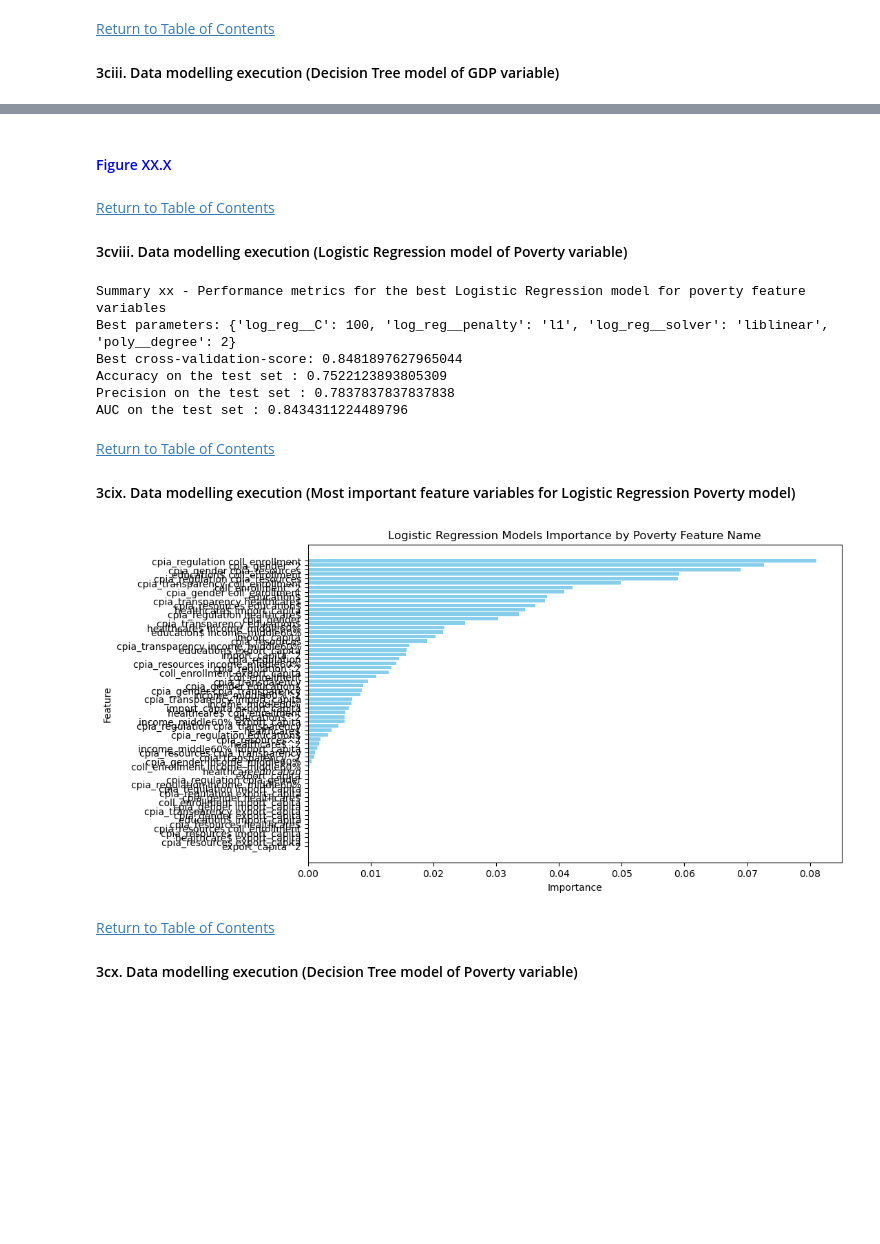
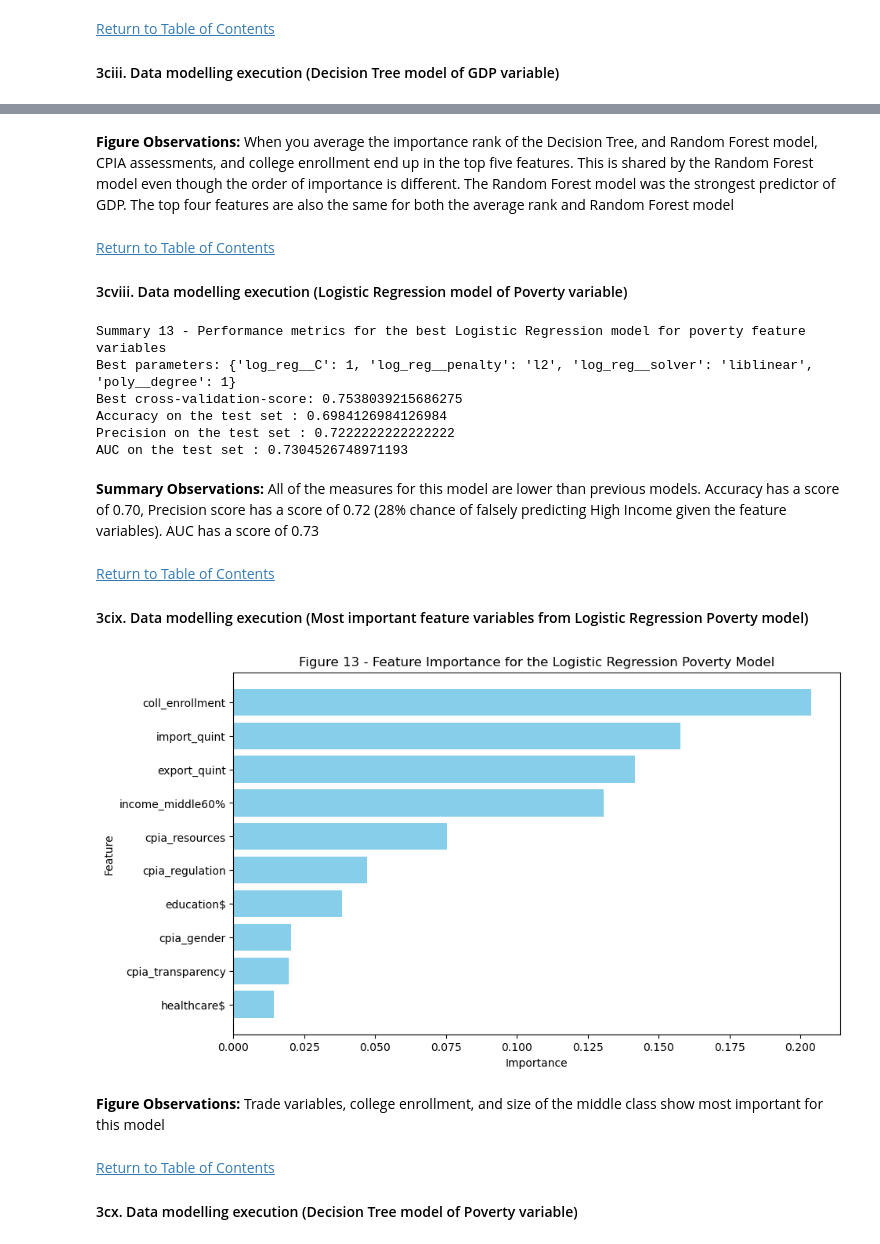
Before and after one commit to te-ex153/Projects, a Jupyter notebook: Country23.ipynb, the cells around one changed output, grey strips where cells are left out. Drawn from its saved outputs; the diff is of its cells as text; code cells hidden in the pictures; blank space fills up the shorter version.

```diff
--- a/Country23.ipynb
+++ b/Country23.ipynb
@@ -1356,8 +1494,8 @@ Based on the data from Summary xx and the current economic situation of Country2
 
 ########### create classification criteria/conditions and associated class assingments for gdp
 gdp_conditions = [
-    gdp['gdp'] < 12000,
-    gdp['gdp'] >=12000
+    gdp['gdp'] < 5000,
+    gdp['gdp'] >=5000
 ]
 gdp_choices = [0,1]  ########## class assignment
 
@@ -1370,6 +1508,6 @@ variables will be separate series y_gdp and y_pov
 '''
 y_gdp = gdp['gdp_class']
 value_counts = gdp['gdp_class'].value_counts()
-print('Summary xx - Number of values in class 0 and class 1')
+print('Summary 7 - Number of values in class 0 and class 1')
 print(f'Value Counts per Class : {value_counts}')
 # %% [output]
@@ -1385,12 +1525,12 @@ Poverty dataframe will be split into target and feature dataframes
 # %%
 df_pov.reset_index(drop=True, inplace=True)
-pov = df_pov[['%pov']]
-features_pov = df_pov[['cpia_regulation', 'cpia_gender', 'cpia_resources', 'cpia_transparency', 'healthcare$', 'education$', 'coll_enrollment', 'income_middle60%', 'import_capita', 'export_capita']]
-print('Table 21 - First five rows to the pov target dataframe')
+pov = df_pov3[['%pov']]
+features_pov = df_pov3[['cpia_regulation', 'cpia_gender', 'cpia_resources', 'cpia_transparency', 'healthcare$', 'education$', 'coll_enrollment', 'income_middle60%', 'import_quint', 'export_quint']]
+print('Table 24 - First five rows to the pov target dataframe')
 print(pov.head())
 print(f'Number of rows in df : {len(pov)}')
 print('')
-print('Table 22 - First five rows to the pov features dataframe')
+print('Table 25 - First five rows to the pov features dataframe')
 print(features_pov.head())
 print(f'Number of rows in df : {len(features_pov)}')
 # %% [output]
@@ -1437,7 +1579,7 @@ The value in which 2/3 of pov data falls below: 26.980000000000018
 # %%
 ########### create classification criteria/conditions and associated class assingments for pov
-pov_conditions = [ pov['%pov'] < 18,
-    pov['%pov'] >=18
+pov_conditions = [ pov['%pov'] < 25,
+    pov['%pov'] >=25
 ]
 pov_choices = [1,0]  ########## class assignment
 
@@ -1450,6 +1592,6 @@ variables will be separate series y_pov
 '''
 y_pov = pov['pov_class']
 value_counts = pov['pov_class'].value_counts()
-print('Summary xx - Number of values in poverty class 1 and class 0')
+print('Summary 9 - Number of values in poverty class 1 and class 0')
 print(f'Value counts per poverty class : {value_counts}')
 # %% [output]
@@ -1844,5 +1992,5 @@ plt.show()
-# %% [markdown]
-#### <span style='color:blue;'>Figure XX.X</span>
+# %% [markdown]
+**Figure Observations:** When you average the importance rank of the Decision Tree, and Random Forest model, CPIA assessments, and college enrollment end up in the top five features. This is shared by the Random Forest model even though the order of importance is different. The Random Forest model was the strongest predictor of GDP. The top four features are also the same for both the average rank and Random Forest model
 # %% [markdown]
 [Return to Table of Contents](#1c.-Table-of-Contents)
 <a id='3cviii-model1-pov'></a>
@@ -1866,7 +2014,7 @@ param_grid = {
     'log_reg__C': [0.1, 1, 10, 100],
     'log_reg__solver': ['liblinear', 'saga'],
     'log_reg__penalty': ['l1', 'l2'],
-    'poly__degree': [2]
+    'poly__degree': [1]
 }
 
 ### Initialize gridsearchcv with 5-fold cross-validation
@@ -1876,7 +2024,7 @@ grid_search = GridSearchCV(pipeline, param_grid, cv=5)
 grid_search.fit(X_train, y_train)
 
 ### Display best paramaters and cross val score
-print('Summary xx - Performance metrics for the best Logistic Regression model for poverty feature variables')
+print('Summary 13 - Performance metrics for the best Logistic Regression model for poverty feature variables')
 print(f'Best parameters: {grid_search.best_params_}')
 print(f'Best cross-validation-score: {grid_search.best_score_}')
 
@@ -1896,48 +2044,52 @@ print(f'Accuracy on the test set : {accuracy}')
 print(f'Precision on the test set : {precision}')
 print(f'AUC on the test set : {auc}')
 # %% [output]
-Summary xx - Performance metrics for the best Logistic Regression model for poverty feature variables
-Best parameters: {'log_reg__C': 100, 'log_reg__penalty': 'l1', 'log_reg__solver': 'liblinear', 'poly__degree': 2}
-Best cross-validation-score: 0.8481897627965044
-Accuracy on the test set : 0.7522123893805309
-Precision on the test set : 0.7837837837837838
-AUC on the test set : 0.8434311224489796
+Summary 13 - Performance metrics for the best Logistic Regression model for poverty feature variables
+Best parameters: {'log_reg__C': 1, 'log_reg__penalty': 'l2', 'log_reg__solver': 'liblinear', 'poly__degree': 1}
+Best cross-validation-score: 0.7538039215686275
+Accuracy on the test set : 0.6984126984126984
+Precision on the test set : 0.7222222222222222
+AUC on the test set : 0.7304526748971193
+# %% [markdown]
+**Summary Observations:** All of the measures for this model are lower than previous models. Accuracy has a score of 0.70, Precision score has a score of 0.72 (28% chance of falsely predicting High Income given the feature variables). AUC has a score of 0.73
 # %% [markdown]
 [Return to Table of Contents](#1c.-Table-of-Contents)
 <a id='3cix-importance1-pov'></a>
-#### 3cix. Data modelling execution (Most important feature variables for Logistic Regression Poverty model)
+#### 3cix. Data modelling execution (Most important feature variables from Logistic Regression Poverty model)
 # %%
 '''
 Develop an importance_df and display importance of each feature
 '''
 
 best_model = grid_search.best_estimator_
 coefficients = best_model.named_steps['log_reg'].coef_
 poly_feature_names = best_model.named_steps['poly'].get_feature_names_out(input_features=feature_names_pov)
 importance_povll = pd.DataFrame(coefficients, columns=poly_feature_names)
 importance_povll = importance_povll.T
 importance_povll = importance_povll.rename(columns={0: 'weight'})
 importance_povll['magnitude'] = importance_povll['weight'].abs()
 importance_povll_sorted = importance_povll.sort_values(by='magnitude', ascending=False)
 importance_povll_sorted.reset_index(inplace=True)
 importance_povll_sorted = importance_povll_sorted.rename(columns={'index': 'Feature'})
 importance_povll_sum = importance_povll_sorted['magnitude'].sum()
 importance_povll_sorted['Importance'] = importance_povll_sorted['magnitude']/ importance_povll_sum
 importance_povll_sorted = importance_povll_sorted[~importance_povll_sorted['Feature'].str.contains('1')]
 importance_povll_sorted = importance_povll_sorted[['Feature', 'Importance']]
 
 ### create a plot of featue importances
 plt.figure(figsize=(10, 6))
 plt.barh(importance_povll_sorted['Feature'], importance_povll_sorted['Importance'], color='skyblue')
 plt.xlabel('Importance')
 plt.ylabel('Feature')
-plt.title('Logistic Regression Models Importance by Poverty Feature Name')
+plt.title('Figure 13 - Feature Importance for the Logistic Regression Poverty Model')
 
 ### Display most important at the top
 plt.gca().invert_yaxis()
 plt.show()
 # %% [output]
-[figure, old version]
+[figure, new version]
+# %% [markdown]
+**Figure Observations:** Trade variables, college enrollment, and size of the middle class show most important for this model
 # %% [markdown]
 [Return to Table of Contents](#1c.-Table-of-Contents)
 <a id='3cx-model2-pov'></a>
```
Also changed, not shown: parts of 116 cells of this notebook.
